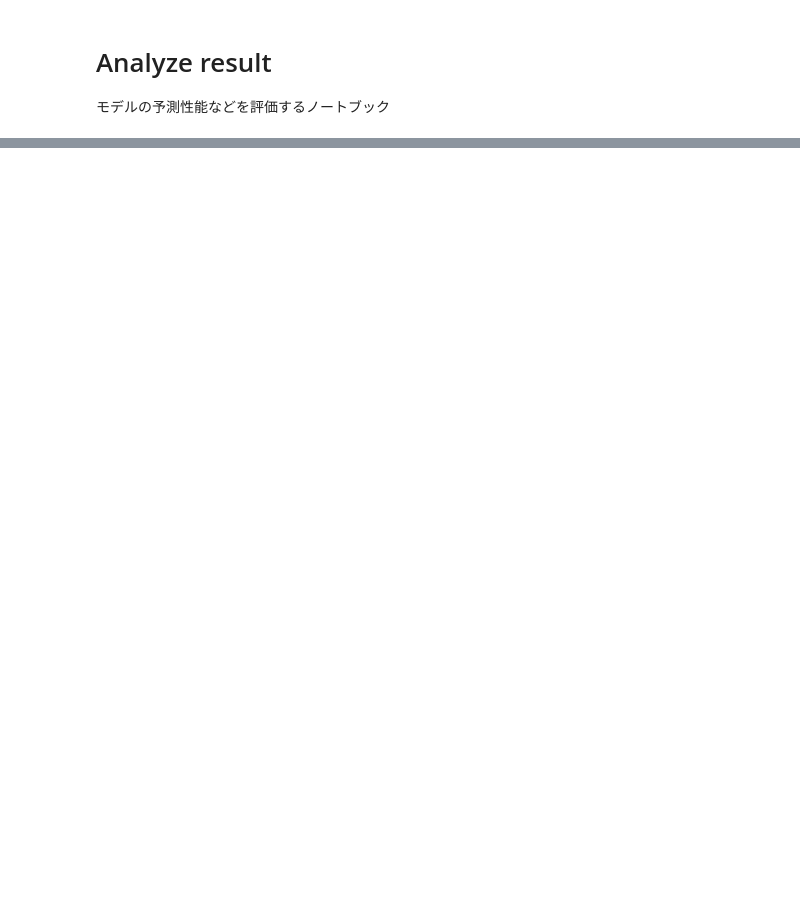
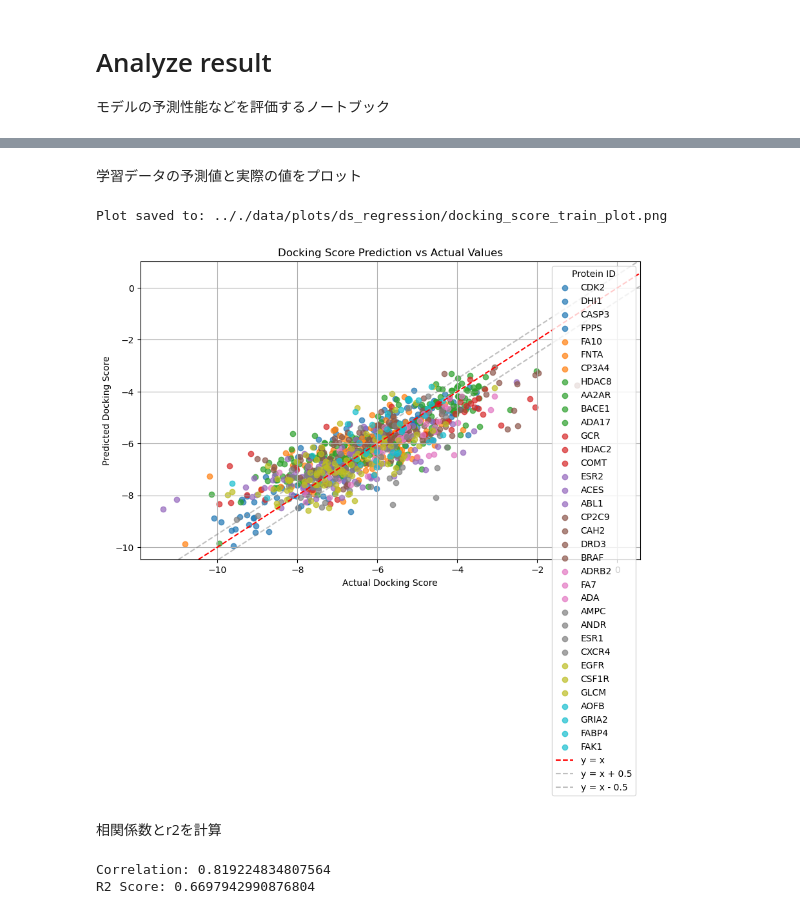
Before and after one commit to inu-wanwan/AttentionConditionedVAE, a Jupyter notebook: notebook/analyze_result.ipynb, the cells around one changed output, grey strips where cells are left out. Drawn from its saved outputs; the diff is of its cells as text; code cells hidden in the pictures; blank space fills up the shorter version.

```diff
--- a/notebook/analyze_result.ipynb
+++ b/notebook/analyze_result.ipynb
@@ -89,0 +136,17 @@ FileNotFoundError: Embedding file not found: data/alphafold/P15121/structure.npy
+# %% [markdown]
+学習データの予測値と実際の値をプロット
+# %%
+plot_docking_scores_vs_predictions(result_train_df, ds_reg_output_dir, filename="docking_score_train_plot.png")
+# %% [output]
+Plot saved to: .././data/plots/ds_regression/docking_score_train_plot.png
+[figure, added]
+# %% [markdown]
+相関係数とr2を計算
+# %%
+correration = result_train_df["Actual_Docking_Score"].corr(result_train_df["Predicted_Docking_Score"])
+print(f"Correlation: {correration}")
+r2 = r2_score(result_train_df["Actual_Docking_Score"], result_train_df["Predicted_Docking_Score"])
+print(f"R2 Score: {r2}")
+# %% [output]
+Correlation: 0.819224834807564
+R2 Score: 0.6697942990876804
```
Also changed, not shown: parts of 12 cells of this notebook, 5 other files.
